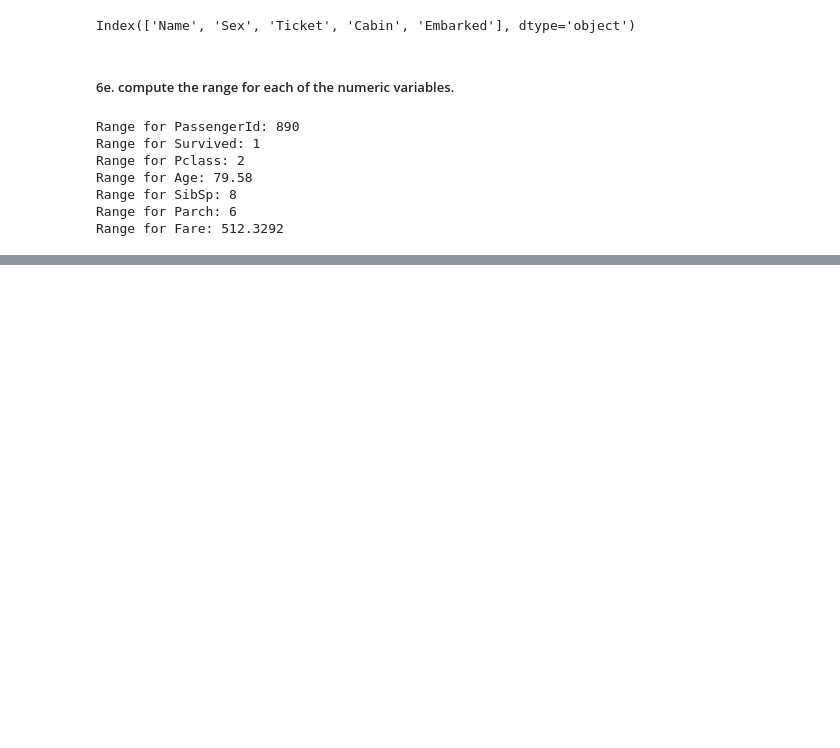
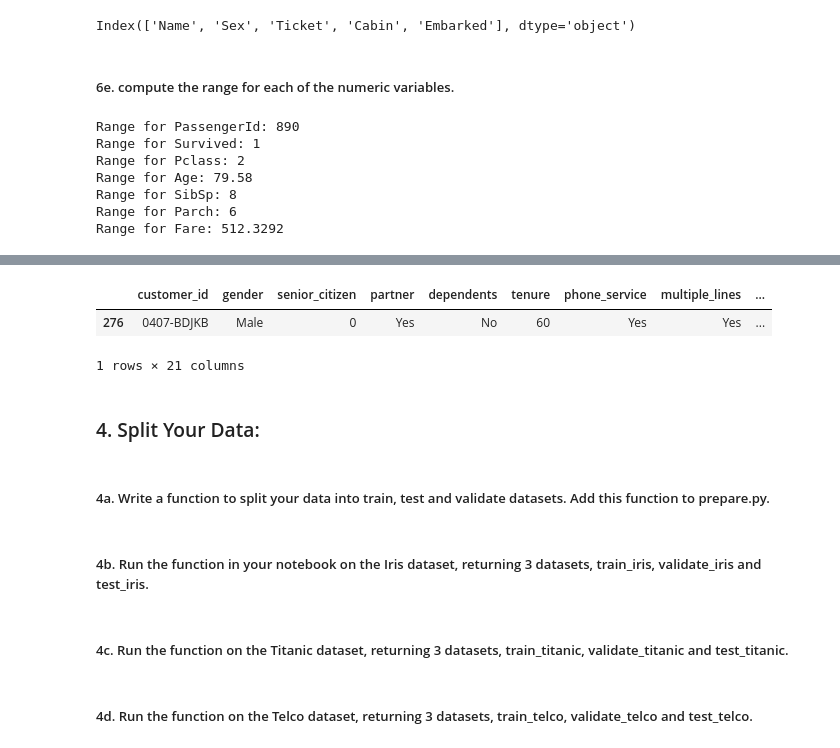
Before and after one commit to Jared-Wood135/classification-exercises, a Jupyter notebook: classification_exercises.ipynb, the cells around one changed output, grey strips where cells are left out. Drawn from its saved outputs; the diff is of its cells as text; code cells hidden in the pictures; blank space fills up the shorter version.

```diff
--- a/classification_exercises.ipynb
+++ b/classification_exercises.ipynb
@@ -306,0 +357,21 @@ telco_df.sample()
+# %%
+def prep_telco():
+    telco_db = acquire.get_telco_data()
+    telco_db = telco_db.drop(columns=['contract_type_id', 'payment_type_id', 'internet_service_type_id'])
+    return telco_db
+# %%
+prep_telco().sample()
+# %% [output]
+|  | customer_id | gender | senior_citizen | partner | dependents | tenure | phone_service | multiple_lines | ... |
+| 276 | 0407-BDJKB | Male | 0 | Yes | No | 60 | Yes | Yes | ... |
+1 rows × 21 columns
+# %% [markdown]
+### 4. Split Your Data:
+# %% [markdown]
+##### 4a. Write a function to split your data into train, test and validate datasets. Add this function to prepare.py.
+# %% [markdown]
+##### 4b. Run the function in your notebook on the Iris dataset, returning 3 datasets, train_iris, validate_iris and test_iris.
+# %% [markdown]
+##### 4c. Run the function on the Titanic dataset, returning 3 datasets, train_titanic, validate_titanic and test_titanic.
+# %% [markdown]
+##### 4d. Run the function on the Telco dataset, returning 3 datasets, train_telco, validate_telco and test_telco.
```
Also changed, not shown: parts of 62 cells of this notebook, 1 other file.
